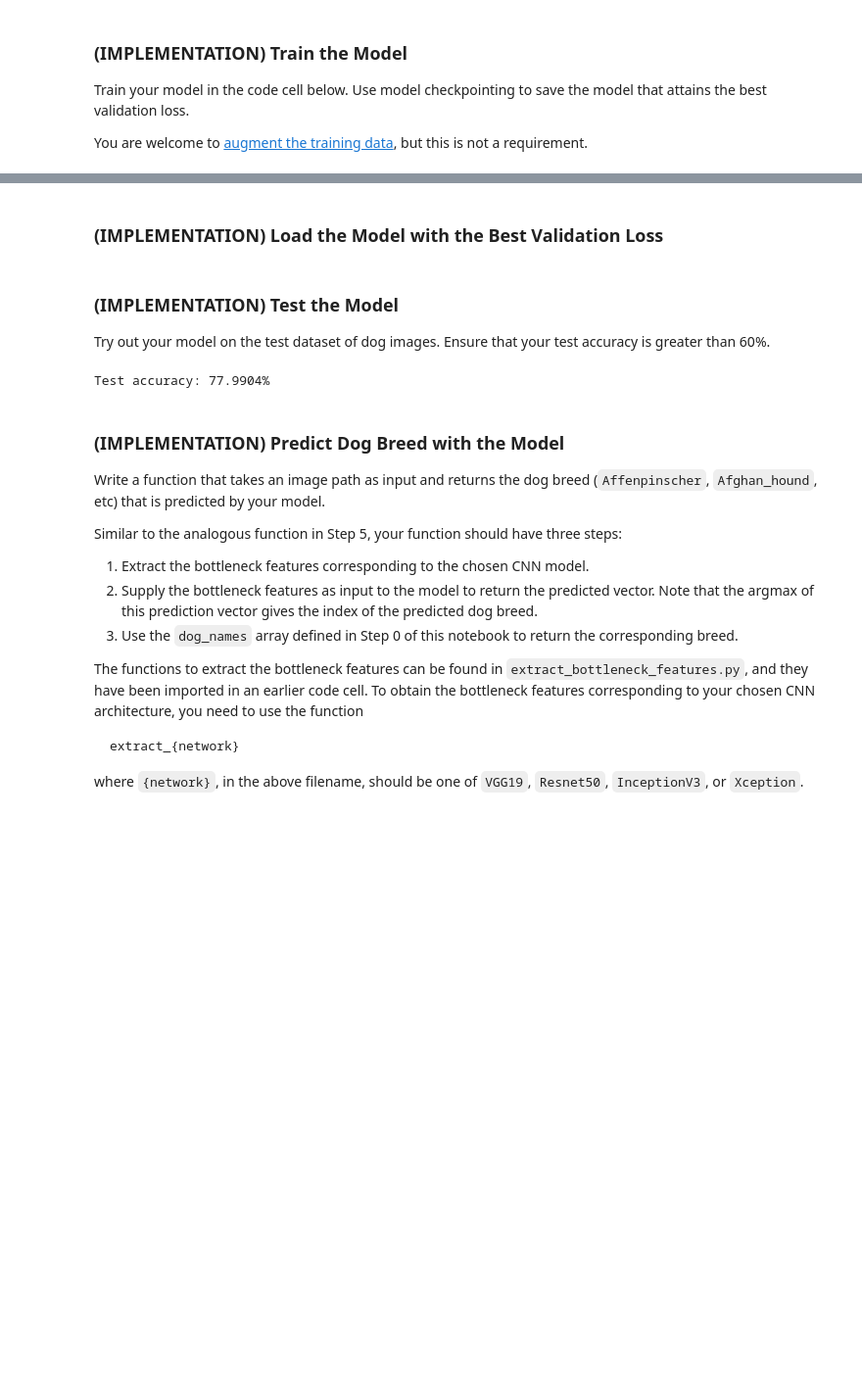
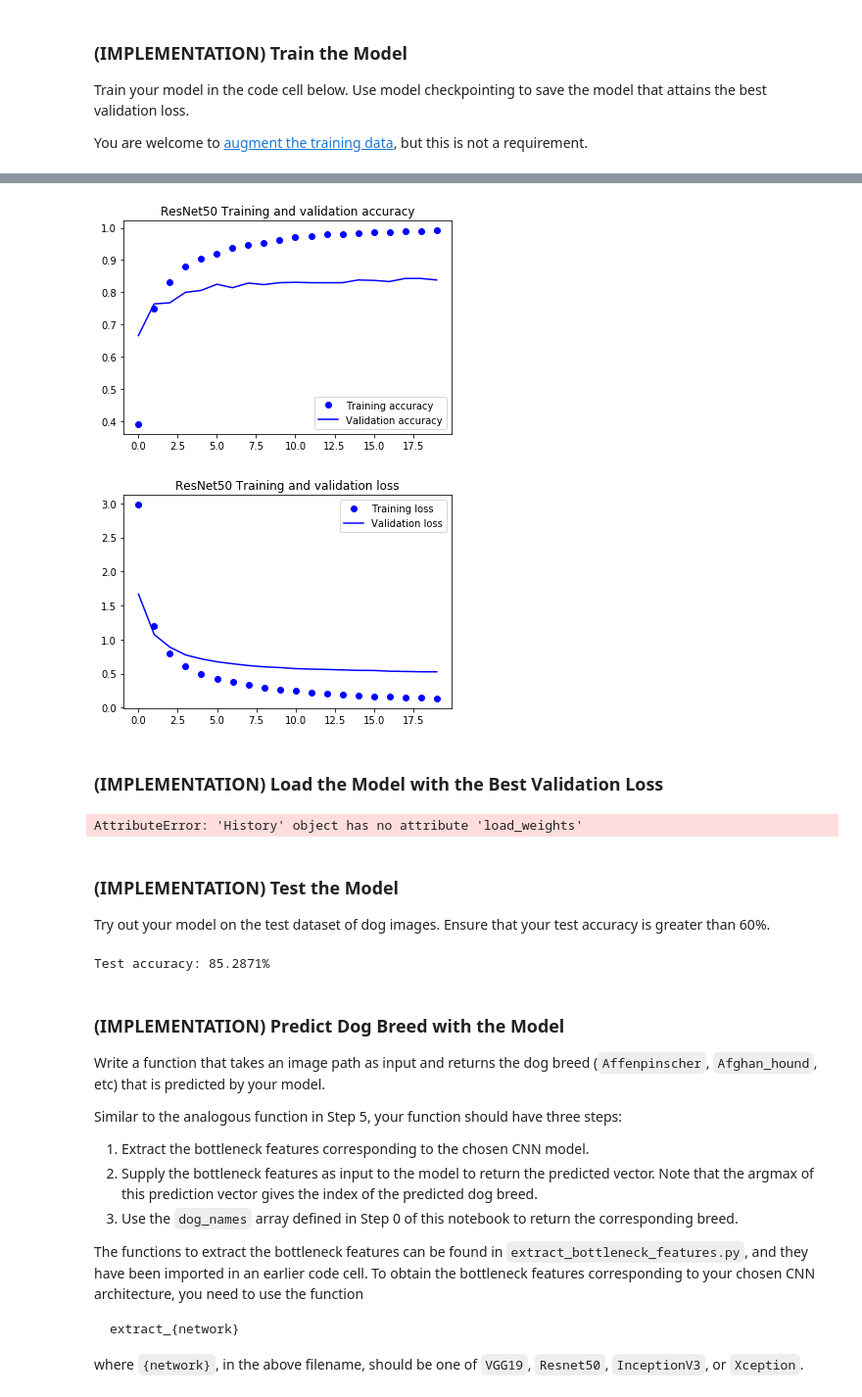
Before and after one commit to yujieguo2018/Dog_Breed, a Jupyter notebook: dog_app.ipynb, the cells around one changed output, grey strips where cells are left out. Shown at 98% size. Cells and saved outputs as stored; diff of their text form; code cells hidden in the pictures; blank space fills up the shorter version.

```diff
--- a/dog_app.ipynb
+++ b/dog_app.ipynb
@@ -633,8 +636,9 @@ _________________________________________________________________
 ### (IMPLEMENTATION) Compile the Model
 # %%
 ### TODO: Compile the model.
-
-Resnet50_model.compile(loss='categorical_crossentropy', optimizer='rmsprop', metrics=['accuracy'])
+from keras import optimizers
+opt = optimizers.SGD(lr = 0.01)
+Resnet50_model.compile(loss='categorical_crossentropy', optimizer=opt, metrics=['accuracy'])
 # %% [markdown]
 ### (IMPLEMENTATION) Train the Model
 
@@ -647,7 +651,7 @@ from keras.callbacks import ModelCheckpoint
 checkpointer = ModelCheckpoint(filepath='saved_models/weights.best.Resnet50.hdf5',
                                verbose=1, save_best_only=True)
 
-Resnet50_model.fit(train_Resnet50, train_targets,
+resnet50_hist = Resnet50_model.fit(train_Resnet50, train_targets,
           validation_data=(valid_Resnet50, valid_targets),
           epochs=20, batch_size=20, callbacks=[checkpointer], verbose=1)
 # %% [output]
@@ -672,9 +675,30 @@ Epoch 20/20
+# %%
+accuracy = resnet50_hist.history['acc']
+val_accuracy = resnet50_hist.history['val_acc']
+loss = resnet50_hist.history['loss']
+val_loss = resnet50_hist.history['val_loss']
+epochs = range(len(accuracy))
+plt.plot(epochs, accuracy, 'bo', label='Training accuracy')
+plt.plot(epochs, val_accuracy, 'b', label='Validation accuracy')
+plt.title('ResNet50 Training and validation accuracy')
+plt.legend()
+plt.figure()
+plt.plot(epochs, loss, 'bo', label='Training loss')
+plt.plot(epochs, val_loss, 'b', label='Validation loss')
+plt.title('ResNet50 Training and validation loss')
+plt.legend()
+plt.show()
+# %% [output]
+[figure, added]
+[figure, added]
 # %% [markdown]
 ### (IMPLEMENTATION) Load the Model with the Best Validation Loss
 # %%
 ### TODO: Load the model weights with the best validation loss.
 
 Resnet50_model.load_weights('saved_models/weights.best.Resnet50.hdf5')
+# %% [output]
+AttributeError: 'History' object has no attribute 'load_weights'
 # %% [markdown]
 ### (IMPLEMENTATION) Test the Model
 
@@ -688,7 +712,7 @@ Resnet50_predictions = [np.argmax(Resnet50_model.predict(np.expand_dims(feature,
 test_accuracy = 100*np.sum(np.array(Resnet50_predictions)==np.argmax(test_targets, axis=1))/len(Resnet50_predictions)
 print('Test accuracy: %.4f%%' % test_accuracy)
 # %% [output]
-Test accuracy: 77.9904%
+Test accuracy: 85.2871%
 # %% [markdown]
 ### (IMPLEMENTATION) Predict Dog Breed with the Model
 
```
Also changed, not shown: parts of 21 cells of this notebook, 1 other file.
